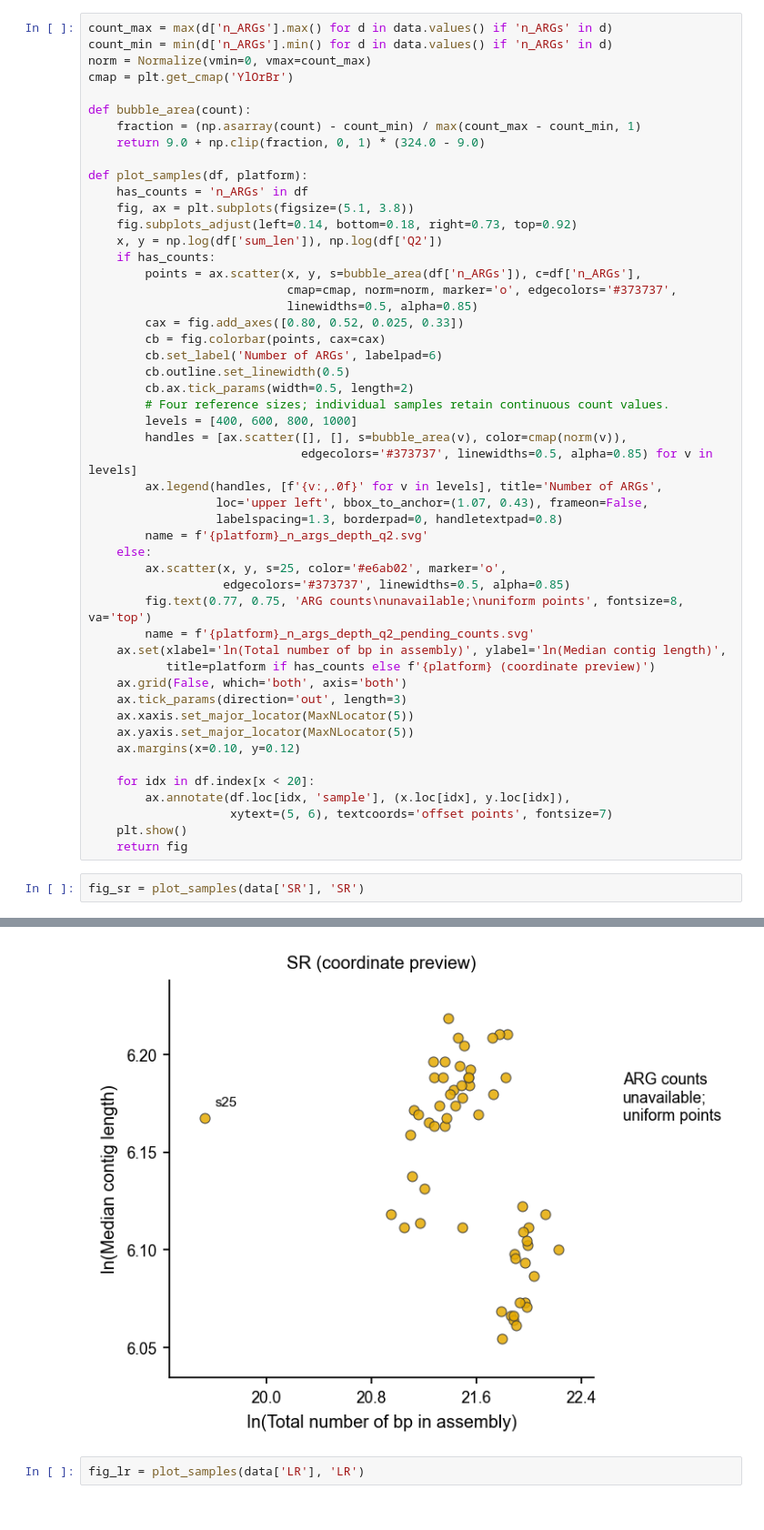
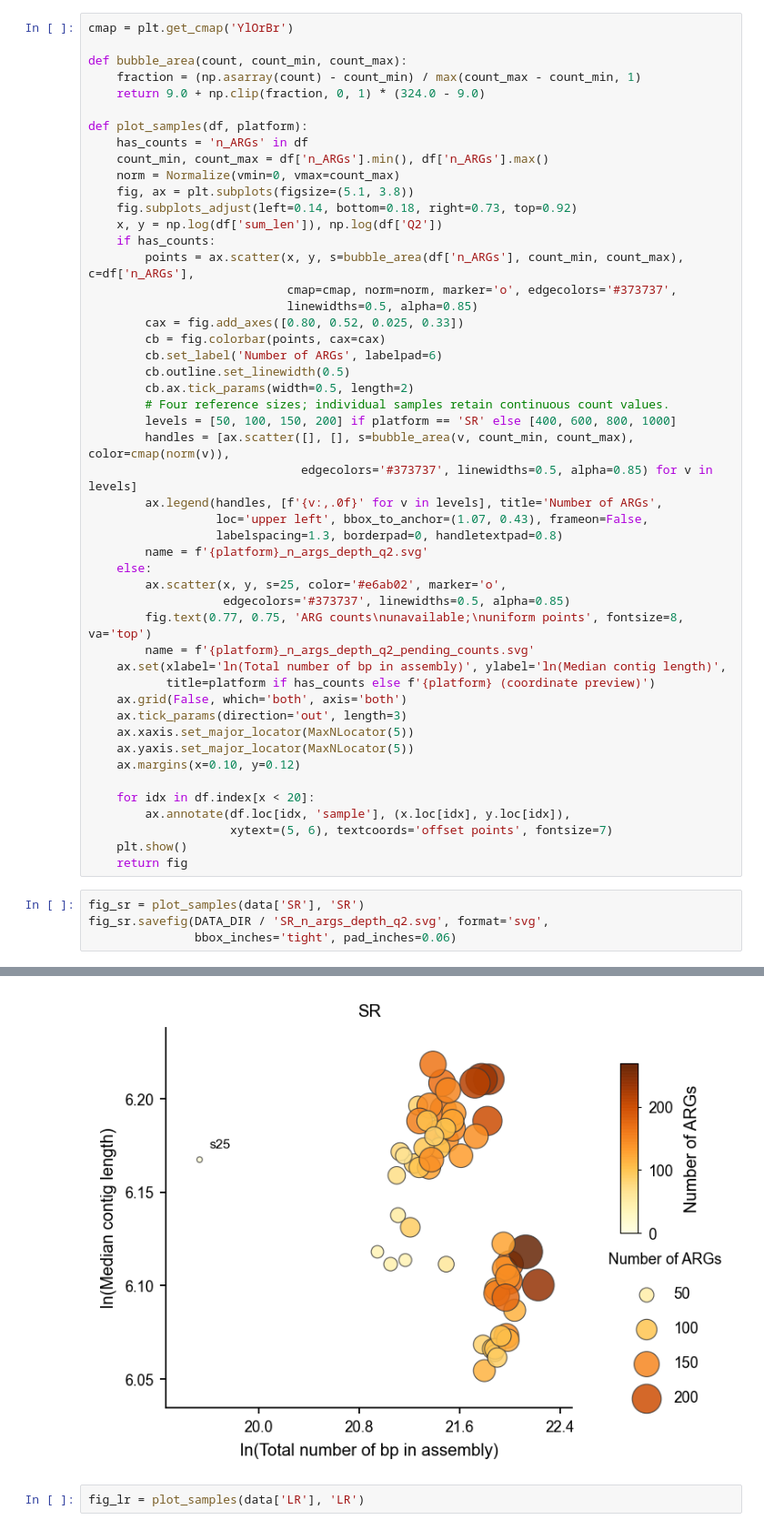
Before and after one commit to BigDataBiology/Duan2026__urban_soil, a Jupyter notebook: analysis/supp9/supp9.ipynb, the cells around one changed output, grey strips where cells are left out. Shown at 91% size. Cells and saved outputs as stored; diff of their text form.

```diff
--- a/analysis/supp9/supp9.ipynb
+++ b/analysis/supp9/supp9.ipynb
@@ -81,20 +47,19 @@ display(pd.DataFrame([{'platform': p, 'samples': len(d), 'ARG counts available':
 # %%
-count_max = max(d['n_ARGs'].max() for d in data.values() if 'n_ARGs' in d)
-count_min = min(d['n_ARGs'].min() for d in data.values() if 'n_ARGs' in d)
-norm = Normalize(vmin=0, vmax=count_max)
 cmap = plt.get_cmap('YlOrBr')
 
-def bubble_area(count):
+def bubble_area(count, count_min, count_max):
     fraction = (np.asarray(count) - count_min) / max(count_max - count_min, 1)
     return 9.0 + np.clip(fraction, 0, 1) * (324.0 - 9.0)
 
 def plot_samples(df, platform):
     has_counts = 'n_ARGs' in df
+    count_min, count_max = df['n_ARGs'].min(), df['n_ARGs'].max()
+    norm = Normalize(vmin=0, vmax=count_max)
     fig, ax = plt.subplots(figsize=(5.1, 3.8))
     fig.subplots_adjust(left=0.14, bottom=0.18, right=0.73, top=0.92)
     x, y = np.log(df['sum_len']), np.log(df['Q2'])
     if has_counts:
-        points = ax.scatter(x, y, s=bubble_area(df['n_ARGs']), c=df['n_ARGs'],
+        points = ax.scatter(x, y, s=bubble_area(df['n_ARGs'], count_min, count_max), c=df['n_ARGs'],
                             cmap=cmap, norm=norm, marker='o', edgecolors='#373737',
                             linewidths=0.5, alpha=0.85)
         cax = fig.add_axes([0.80, 0.52, 0.025, 0.33])
@@ -103,8 +68,8 @@ def plot_samples(df, platform):
         cb.outline.set_linewidth(0.5)
         cb.ax.tick_params(width=0.5, length=2)
         # Four reference sizes; individual samples retain continuous count values.
-        levels = [400, 600, 800, 1000]
-        handles = [ax.scatter([], [], s=bubble_area(v), color=cmap(norm(v)),
+        levels = [50, 100, 150, 200] if platform == 'SR' else [400, 600, 800, 1000]
+        handles = [ax.scatter([], [], s=bubble_area(v, count_min, count_max), color=cmap(norm(v)),
                               edgecolors='#373737', linewidths=0.5, alpha=0.85) for v in levels]
         ax.legend(handles, [f'{v:,.0f}' for v in levels], title='Number of ARGs',
                   loc='upper left', bbox_to_anchor=(1.07, 0.43), frameon=False,
@@ -130,4 +95,6 @@ def plot_samples(df, platform):
     return fig
 # %%
 fig_sr = plot_samples(data['SR'], 'SR')
+fig_sr.savefig(DATA_DIR / 'SR_n_args_depth_q2.svg', format='svg',
+               bbox_inches='tight', pad_inches=0.06)
 # %% [output]
@@ -135,4 +101,4 @@ Saved SR_n_args_depth_q2_pending_counts.svg: 58 samples
-[figure, old version]
+[figure, new version]
 # %%
 fig_lr = plot_samples(data['LR'], 'LR')
 # %% [output]
```
Also changed, not shown: parts of 2 cells of this notebook, 7 other files.
